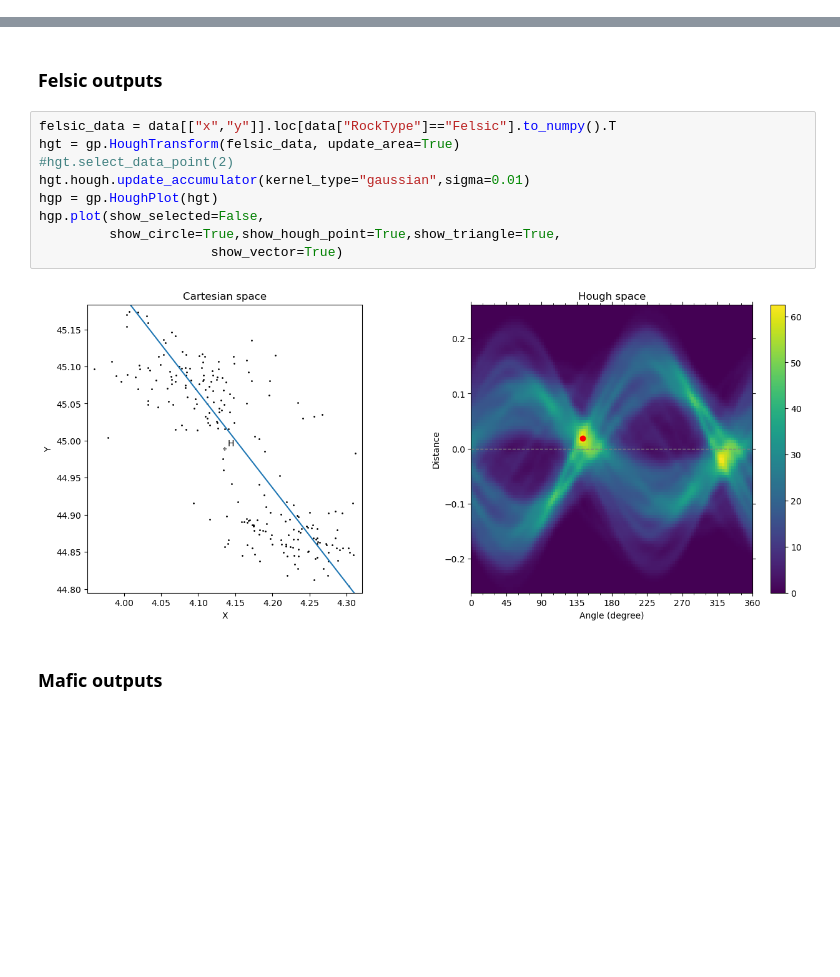
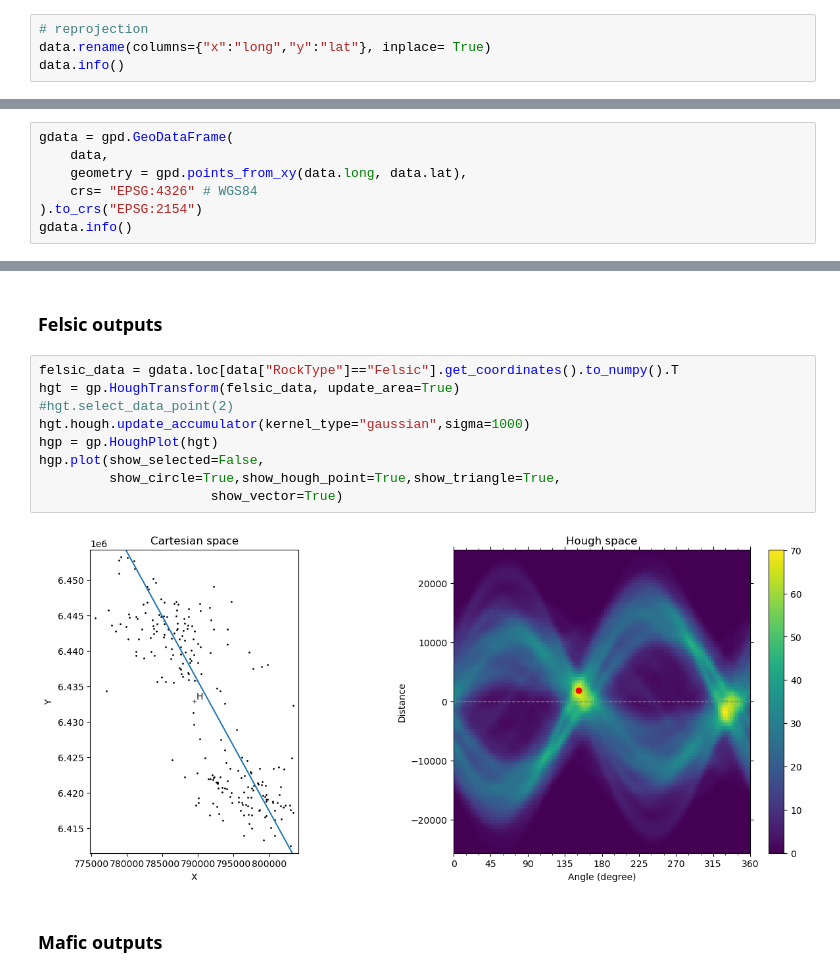
Before and after one commit to GeoISTO/GeoDataKit, a Jupyter notebook: notebook/paper_Pereira_etal_EJM_SucDeSara/paper_Pereira_etal_EJM_SucDeSara.ipynb, the cells around one changed output, grey strips where cells are left out. Drawn from its saved outputs; the diff is of its cells as text; blank space fills up the shorter version.

Commit message:
fixing coordinates geopandas

```diff
--- a/notebook/paper_Pereira_etal_EJM_SucDeSara/paper_Pereira_etal_EJM_SucDeSara.ipynb
+++ b/notebook/paper_Pereira_etal_EJM_SucDeSara/paper_Pereira_etal_EJM_SucDeSara.ipynb
@@ -14,3 +15,7 @@ The dataset contains volcanic output locations from the eastern Velay, France.
 Rocktype gives the type of rock of the volcanic output (felsic or mafic), points flagged as others correspond to intermediate rocktypes or maars.
 # %%
 data = pd.read_csv ("Pereira_etal_Velay.csv")
+# %%
+# reprojection
+data.rename(columns={"x":"long","y":"lat"}, inplace= True)
+data.info()
@@ -16,0 +33,7 @@ data = pd.read_csv ("Pereira_etal_Velay.csv")
+# %%
+gdata = gpd.GeoDataFrame(
+    data,
+    geometry = gpd.points_from_xy(data.long, data.lat),
+    crs= "EPSG:4326" # WGS84
+).to_crs("EPSG:2154")
+gdata.info()
@@ -30,16 +79,16 @@ hgp.plot(show_selected=True)
 # %% [markdown]
 ### Felsic outputs
 # %%
-felsic_data = data[["x","y"]].loc[data["RockType"]=="Felsic"].to_numpy().T
+felsic_data = gdata.loc[data["RockType"]=="Felsic"].get_coordinates().to_numpy().T
 hgt = gp.HoughTransform(felsic_data, update_area=True)
 #hgt.select_data_point(2)
-hgt.hough.update_accumulator(kernel_type="gaussian",sigma=0.01)
+hgt.hough.update_accumulator(kernel_type="gaussian",sigma=1000)
 hgp = gp.HoughPlot(hgt)
 hgp.plot(show_selected=False,
          show_circle=True,show_hough_point=True,show_triangle=True,
                       show_vector=True)
 # %% [output]
-[figure, old version]
+[figure, new version]
 # %% [markdown]
 ### Mafic outputs
 # %%
```
Also changed, not shown: parts of 8 cells of this notebook.
